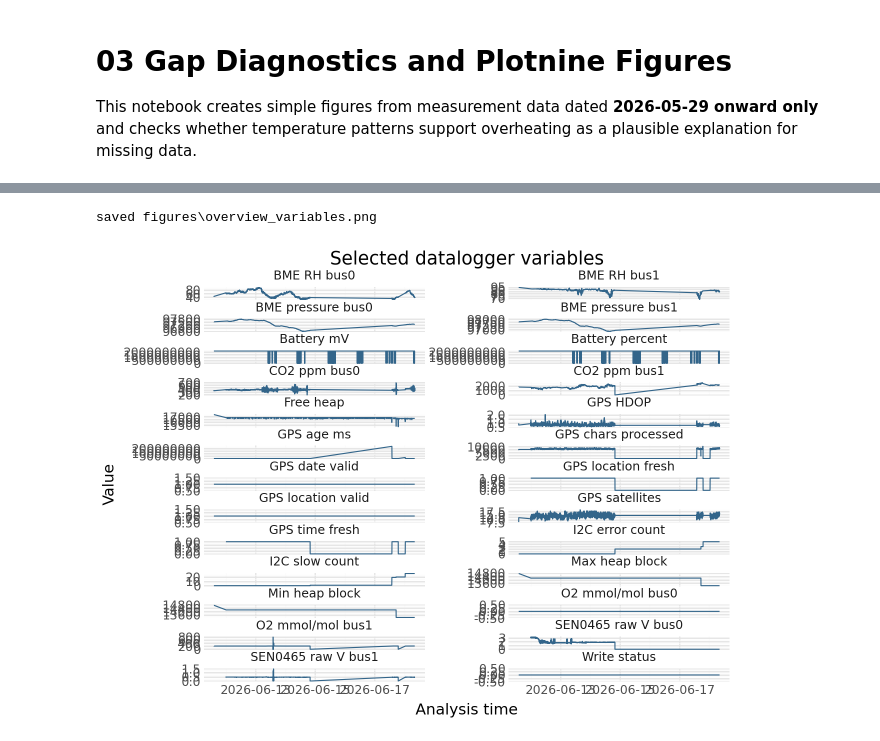
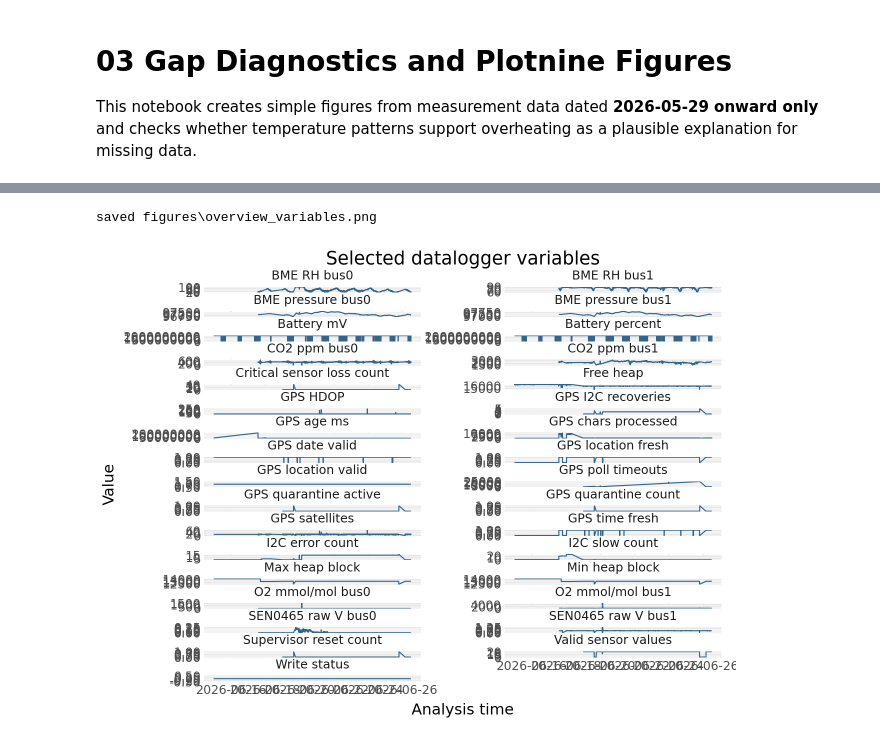
Before and after one commit to kebasaa/datalogger_esp8266, a Jupyter notebook: test_analysis/03_gap_and_plotnine_figures.ipynb, the cells around one changed output, grey strips where cells are left out. Cells and saved outputs as stored; diff of their text form; code cells hidden in the pictures.

Commit message:
Improve analysis notebooks

```diff
--- a/test_analysis/03_gap_and_plotnine_figures.ipynb
+++ b/test_analysis/03_gap_and_plotnine_figures.ipynb
@@ -4,6 +4,8 @@
 This notebook creates simple figures from measurement data dated **2026-05-29 onward only** and checks whether temperature patterns support overheating as a plausible explanation for missing data.
 # %%
 from pathlib import Path
+from datetime import datetime
+from zoneinfo import ZoneInfo
 import csv
 import os
 import re
@@ -12,7 +14,11 @@ from collections import Counter, defaultdict
 import numpy as np
 import pandas as pd
 
-DATA_START_DATE = "20260529"
+DATA_START_DATE = "20260615"
+ANALYSIS_TIMEZONE = "Europe/Zurich"
+ANALYSIS_RUN_DATE = pd.Timestamp(datetime.now(ZoneInfo(ANALYSIS_TIMEZONE)).date())
+ANALYSIS_END_DATE = ANALYSIS_RUN_DATE.strftime("%Y%m%d")
+ANALYSIS_MAX_TIME_EXCLUSIVE = ANALYSIS_RUN_DATE + pd.Timedelta(days=1)
 EXPECTED_INTERVAL_SECONDS = 20
 GPS_STALE_THRESHOLD_MS = 120000
 DATA_DIR = Path("..") / "test_data"
@@ -26,6 +32,7 @@ from plotnine import *
 
 print("pandas", pd.__version__)
 print("figures", FIG_DIR.resolve())
+print("analysis date cutoff", ANALYSIS_RUN_DATE.date())
 # %% [output]
 pandas 3.0.3
 figures C:\Users\jonmuell\Documents\GitHub\datalogger_esp8266\test_analysis\figures
@@ -269,34 +318,38 @@ overview_columns = {
     "gps_time_fresh": "GPS time fresh",
     "gps_location_fresh": "GPS location fresh",
     "gps_location_valid": "GPS location valid",
     "gps_chars_processed": "GPS chars processed",
     "gps_age_ms": "GPS age ms",
     "free_heap": "Free heap",
     "max_heap_block": "Max heap block",
     "min_heap_block": "Min heap block",
     "i2c_slow_count": "I2C slow count",
     "i2c_error_count": "I2C error count",
     "write_status": "Write status",
     "gps_poll_timeout_count": "GPS poll timeouts",
     "gps_i2c_recovery_count": "GPS I2C recoveries",
     "gps_quarantine_active": "GPS quarantine active",
     "gps_quarantine_count": "GPS quarantine count",
     "valid_sensor_value_count": "Valid sensor values",
     "critical_sensor_loss_count": "Critical sensor loss count",
+    "gps_time_sane": "GPS time sane",
+    "gps_rejected_time_count": "GPS rejected time count",
+    "gps_i2c_hard_fault_count": "GPS/I2C hard fault count",
+    "supervisor_reset_count": "Supervisor reset count",
 }
 overview_long = sensor_long(data, overview_columns).dropna(subset=["value"])
 
 overview_plot = (
     ggplot(overview_long, aes("analysis_time", "value"))
     + geom_line(size=0.45, color="#33658a")
     + facet_wrap("series", scales="free_y", ncol=2)
     + labs(title="Selected datalogger variables", x="Analysis time", y="Value")
     + theme_minimal()
 )
 save_plot(overview_plot, "overview_variables.png", width=10, height=8)
 # %% [output]
 saved figures\overview_variables.png
-[figure, old version]
+[figure, new version]
 # %%
 def nearest_temperature_before_gap(large_gaps: pd.DataFrame, temperature_long: pd.DataFrame, window_minutes: int = 30) -> pd.DataFrame:
     records = []
```
Also changed, not shown: parts of 8 cells of this notebook, 22 other files.
